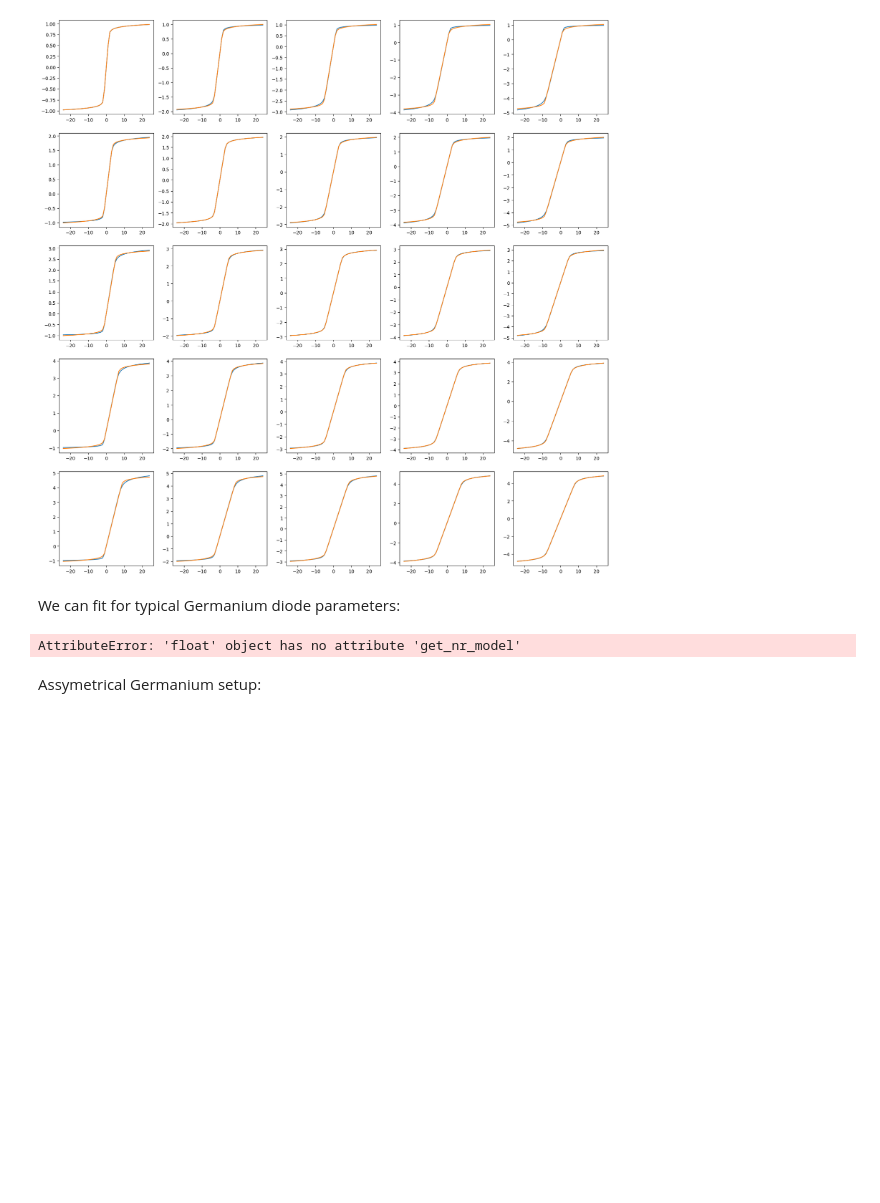
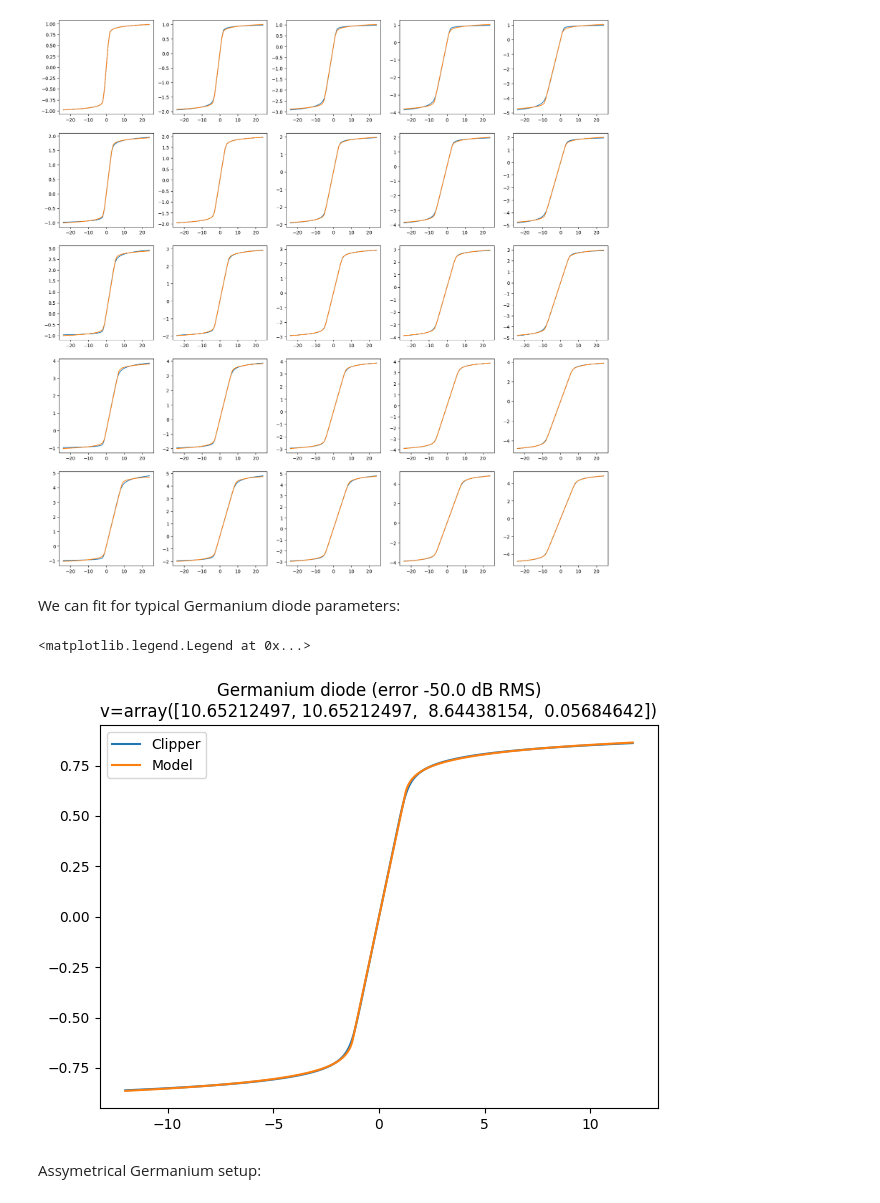
Before and after one commit to SolarLiner/valib, a Jupyter notebook: doc/clippers.ipynb, the cells around one changed output. Drawn from its saved outputs; the diff is of its cells as text; code cells hidden in the pictures; blank space fills up the shorter version.

Commit message:
fix(doc): clippers notebook

```diff
--- a/doc/clippers.ipynb
+++ b/doc/clippers.ipynb
@@ -349,17 +349,18 @@ for i,j in product(range(5), repeat=2):
 # %% [markdown]
 We can fit for typical Germanium diode parameters:
 # %%
-x, y = evaluate_diode_eq(200e-12, 2.109)
+x, y = evaluate_diode_eq(DiodeClipperConfiguration.germanium())
 v, _ = curve_fit(sat, x, y, bounds=([0,0, -np.inf, -np.inf],[np.inf, np.inf, np.inf, np.inf]))
 ysat = sat(x, *v)
 
 plt.title(f"Germanium diode (error {rmsdb(y-ysat):2.3} dB RMS)\n{v=!r}")
 plt.plot(x, y, label="Clipper")
 plt.plot(x, ysat, label=f"Model")
 plt.tight_layout()
 plt.legend()
 # %% [output]
-AttributeError: 'float' object has no attribute 'get_nr_model'
+<matplotlib.legend.Legend at 0x...>
+[figure, added]
 # %% [markdown]
 Assymetrical Germanium setup:
 # %%
```
Also changed, not shown: parts of 2 cells of this notebook.
